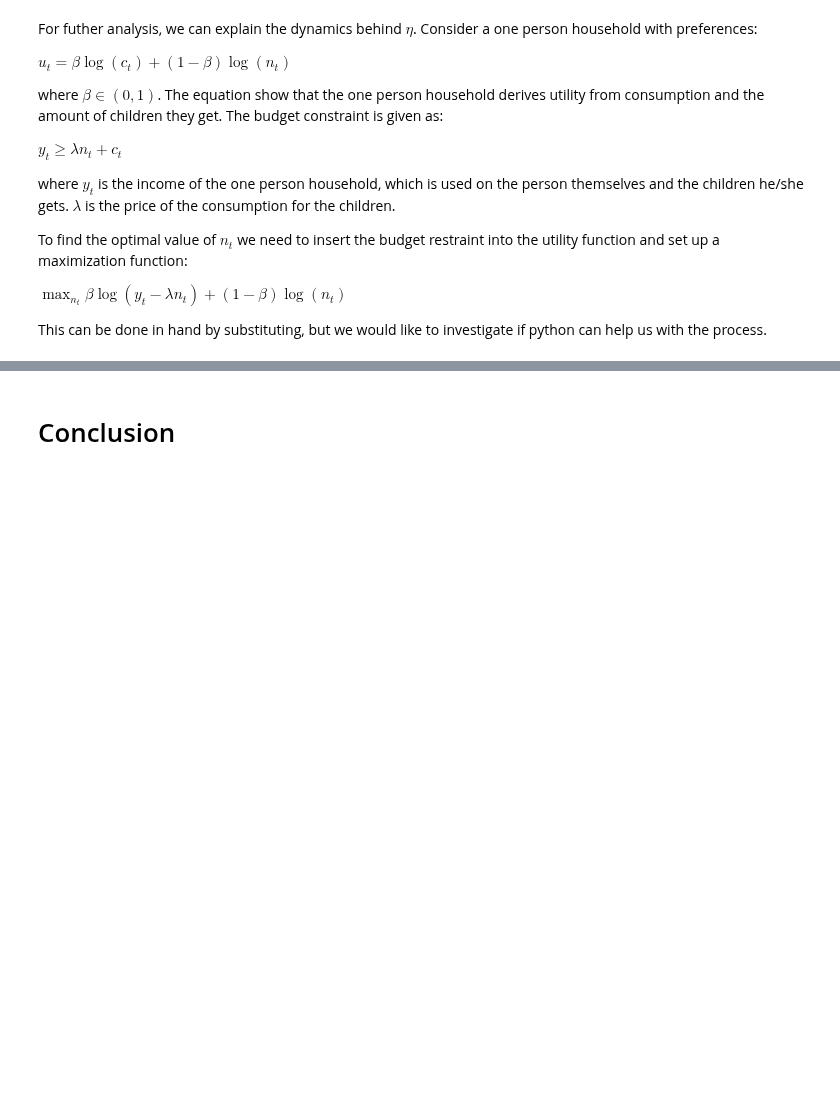
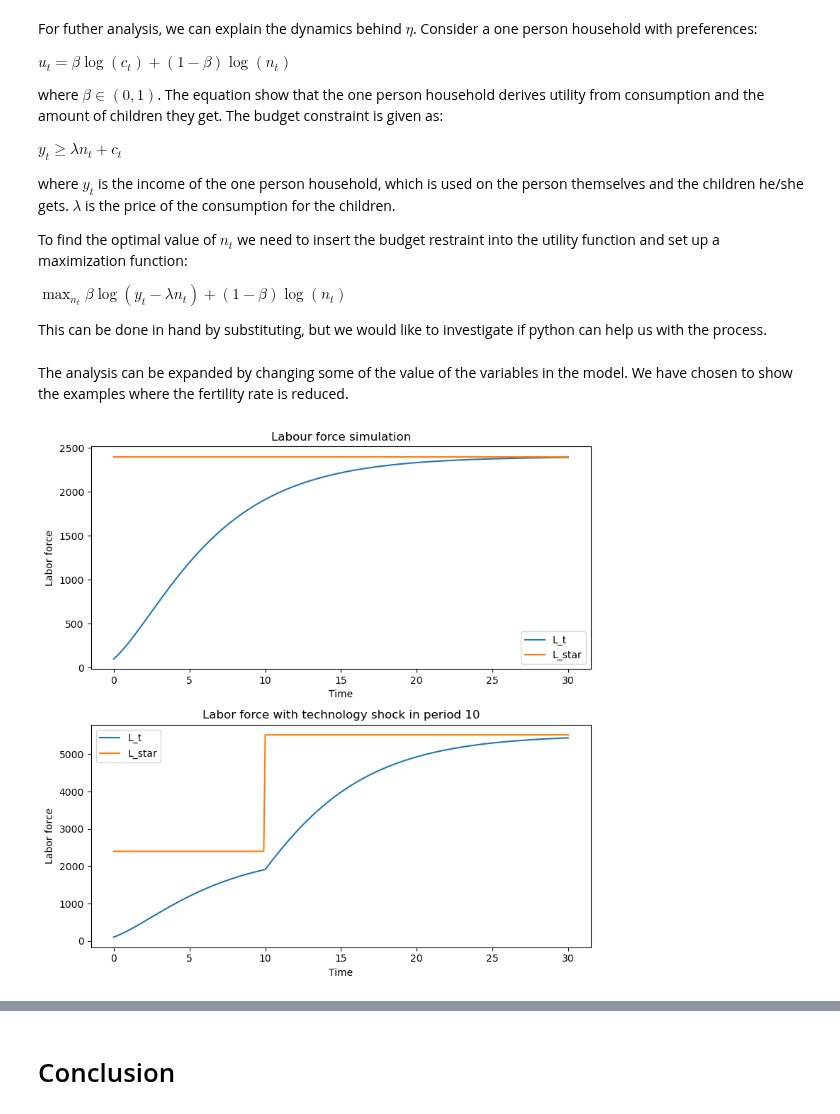
Before and after one commit to NumEconCopenhagen/projects-2023-mmj, a Jupyter notebook: modelproject/modelproject.ipynb, the cells around one changed output, grey strips where cells are left out. Drawn from its saved outputs; the diff is of its cells as text; code cells hidden in the pictures; blank space fills up the shorter version.

```diff
--- a/modelproject/modelproject.ipynb
+++ b/modelproject/modelproject.ipynb
@@ -206,3 +206,78 @@ To find the optimal value of $n_t$ we need to insert the budget restraint into t
 $\max_{n_t} \beta \log (y_t-\lambda n_t) + (1-\beta) \log (n_t)$
 
 This can be done in hand by substituting, but we would like to investigate if python can help us with the process.
+# %% [markdown]
+The analysis can be expanded by changing some of the value of the variables in the model. We have chosen to show the examples where the fertility rate is reduced.
+# %%
+# define the values of the model
+alpha = 0.5
+eta = 0.8
+mu = 0.04
+L_0 = 100
+L_t = L_0
+A = 2
+X = 3
+
+# define L_t and L^* for the simulation
+t_values = [0]
+L_t_values = [L_t]
+L_star_values = [((eta / mu) ** (1/alpha)) * A * X]
+
+# define simulation time parametres
+T = 30
+dt = 0.1
+
+# loop over time steps and calculate the equations of the model
+for t in range(1, int(T/dt) + 1):
+    Y_t = L_t**(1-alpha)*(A*X)**alpha
+    y_t = (A*X/L_t)**alpha
+    n_t = eta*y_t
+    L_t1 = n_t*L_t + (1-mu)*L_t
+    L_t = L_t1
+    L_star = ((eta / mu) ** (1/alpha)) * A * X
+    #append time and labor force values to lists
+    t_values.append(t*dt)
+    L_t_values.append(L_t)
+    L_star_values.append(L_star)
+
+# repeat the process, but now including a positive shock in A
+L_t=L_0
+A=2
+t_values_shock = [0]
+L_t_values_shock = [L_t]
+L_star_values_shock = [((eta / mu) ** (1/alpha)) * A * X]
+
+for t in range(1, int(T/dt) + 1):
+    Y_t = L_t**(1-alpha)*(A*X)**alpha
+    y_t = (A*X/L_t)**alpha
+    n_t = eta*y_t
+    if t == 100:
+        A = 2.3 * A  # shock in parameter A
+    L_t1 = n_t*L_t + (1-mu)*L_t
+    L_t = L_t1
+    L_star = ((eta / mu) ** (1/alpha)) * A * X
+    t_values_shock.append(t*dt)
+    L_t_values_shock.append(L_t)
+    L_star_values_shock.append(L_star)
+
+# plot labor force simulation and steady state value
+fig, axs = plt.subplots(2, 1, figsize=(8, 8))
+axs[0].plot(t_values, L_t_values, label='L_t')
+axs[0].plot(t_values, L_star_values, label='L_star')
+axs[0].set_xlabel('Time')
+axs[0].set_ylabel('Labor force')
+axs[0].set_title('Labor force simulation')
+axs[0].legend()
+
+# plot with a positive shock in A
+axs[1].plot(t_values_shock, L_t_values_shock, label='L_t')
+axs[1].plot(t_values_shock, L_star_values_shock, label='L_star')
+axs[1].set_xlabel('Time')
+axs[1].set_ylabel('Labor force')
+axs[1].set_title('Labor force with technology shock in period 10')
+axs[1].legend()
+
+plt.tight_layout()
+plt.show()
+# %% [output]
+[figure, added]
```
Also changed, not shown: parts of 3 cells of this notebook.
